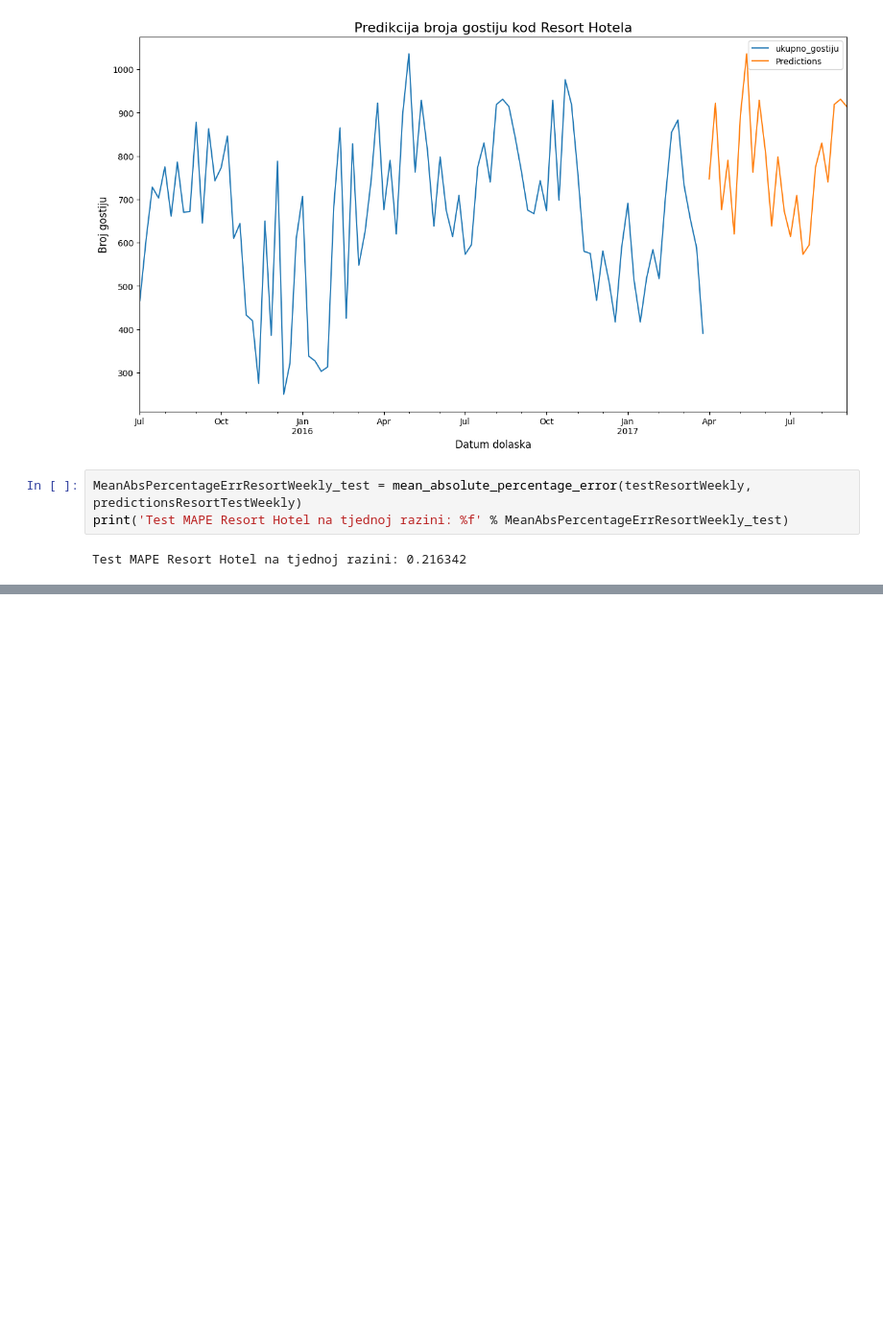
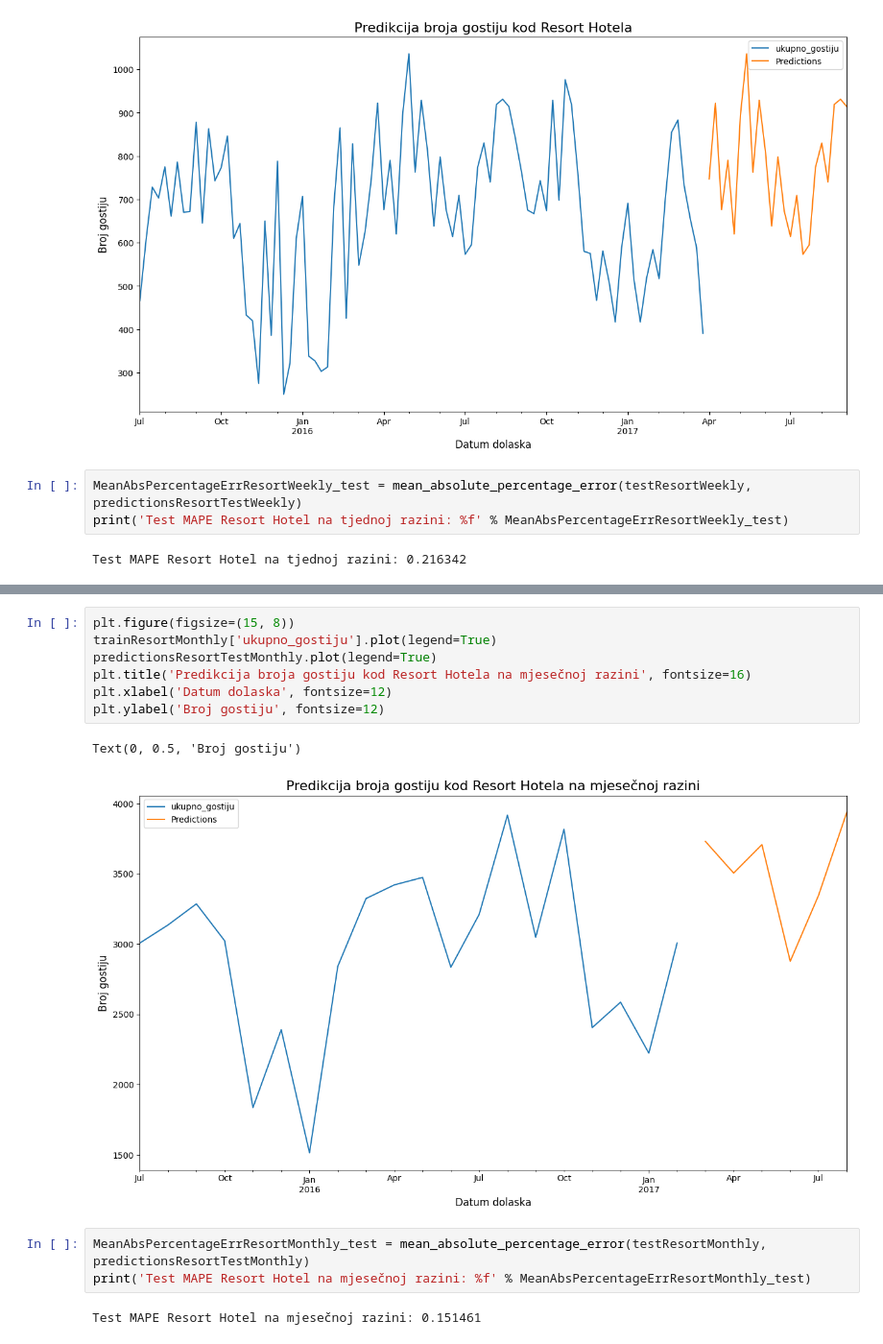
Before and after one commit to MarkoHaralovic/Prediction-of-Hotel-Occupancy, a Jupyter notebook: prediction-of-hotel-occupancy/notebooks/ARIMA_occupancy_prediction.ipynb, the cells around one changed output, grey strips where cells are left out. Shown at 96% size. Cells and saved outputs as stored; diff of their text form; blank space fills up the shorter version.

```diff
--- a/prediction-of-hotel-occupancy/notebooks/ARIMA_occupancy_prediction.ipynb
+++ b/prediction-of-hotel-occupancy/notebooks/ARIMA_occupancy_prediction.ipynb
@@ -1051,0 +1173,15 @@ Test MAPE Resort Hotel na tjednoj razini: 0.216342
+# %%
+plt.figure(figsize=(15, 8))
+trainResortMonthly['ukupno_gostiju'].plot(legend=True)
+predictionsResortTestMonthly.plot(legend=True)
+plt.title('Predikcija broja gostiju kod Resort Hotela na mjesečnoj razini', fontsize=16)
+plt.xlabel('Datum dolaska', fontsize=12)
+plt.ylabel('Broj gostiju', fontsize=12)
+# %% [output]
+Text(0, 0.5, 'Broj gostiju')
+[figure, added]
+# %%
+MeanAbsPercentageErrResortMonthly_test = mean_absolute_percentage_error(testResortMonthly, predictionsResortTestMonthly)
+print('Test MAPE Resort Hotel na mjesečnoj razini: %f' % MeanAbsPercentageErrResortMonthly_test)
+# %% [output]
+Test MAPE Resort Hotel na mjesečnoj razini: 0.151461
```
Also changed, not shown: parts of 17 cells of this notebook.
